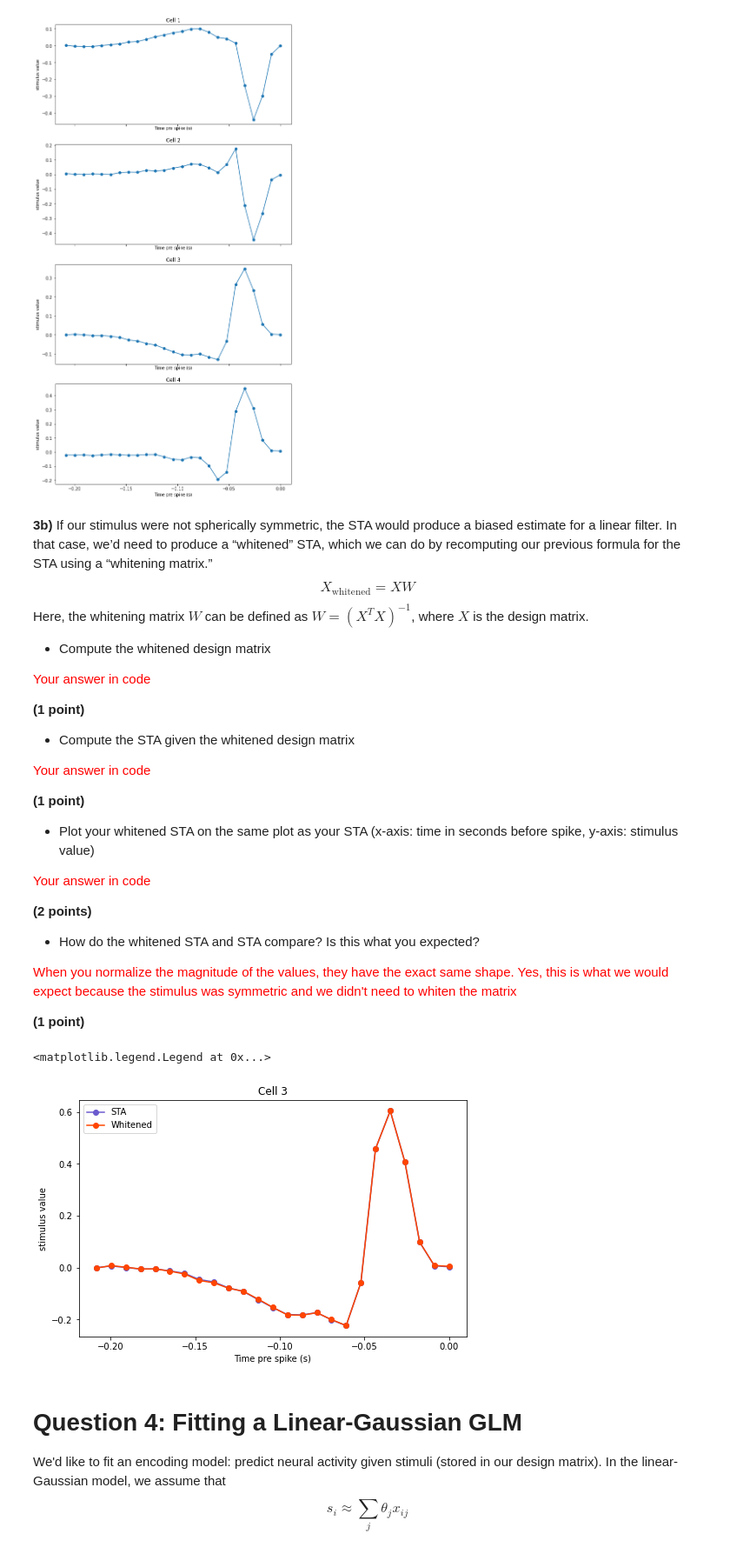
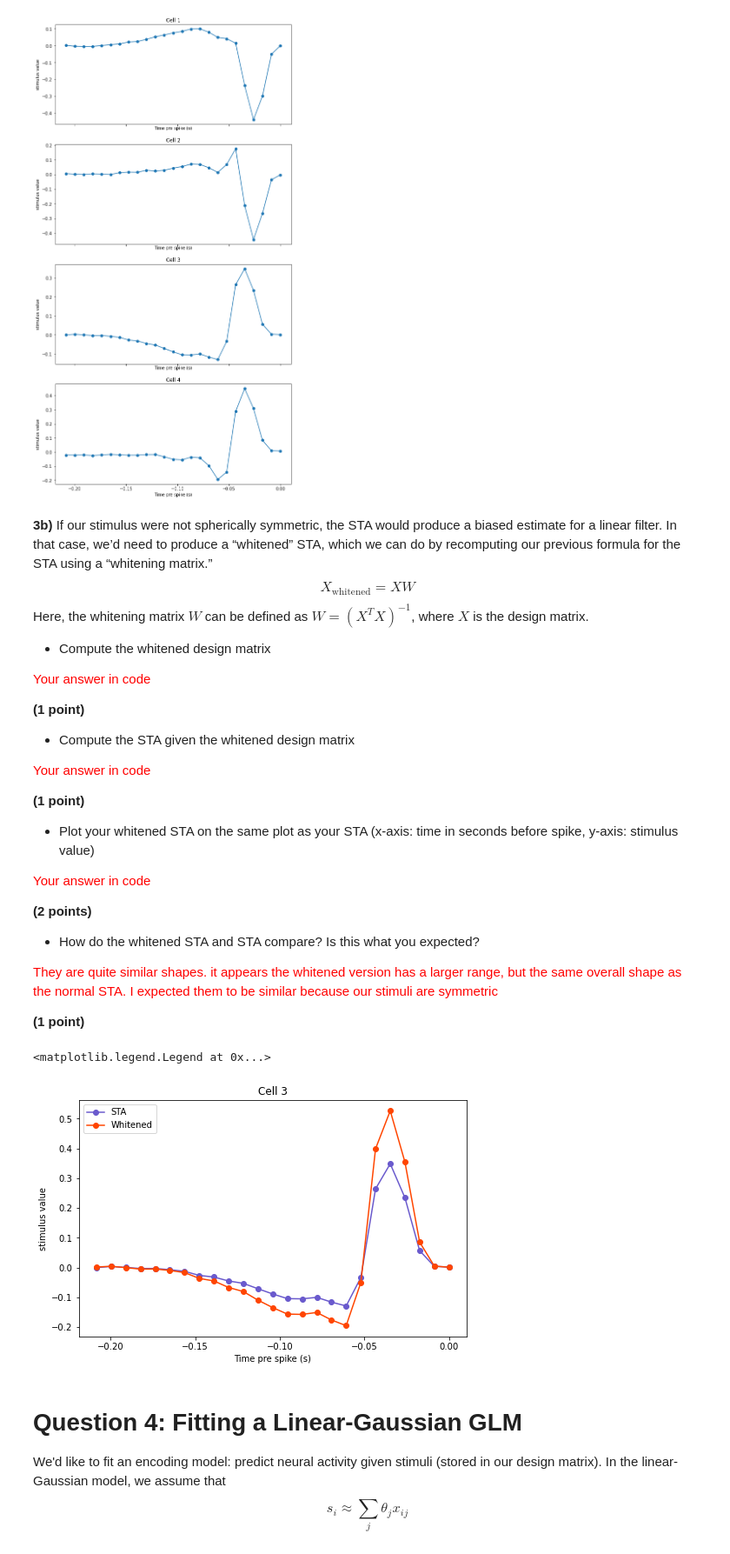
Before and after one commit to jess-breda/Neu537, a Jupyter notebook: neu537hw3/Questions_HW3_NEU437_537_GeneralizedLinearModels.ipynb, the cells around one changed output. Shown: that part at 87% size. Cells and saved outputs as stored; diff of their text form; code cells hidden in the pictures.

```diff
--- a/neu537hw3/Questions_HW3_NEU437_537_GeneralizedLinearModels.ipynb
+++ b/neu537hw3/Questions_HW3_NEU437_537_GeneralizedLinearModels.ipynb
@@ -274,7 +280,7 @@ $$ STA = \frac { 1} { n_{sp}} X^T y $$
 **(1 point)**
 # %%
 
-def compute_sta(cellnum, X_whitened=None, SpTimes=SpTimes, Stim=Stim, dtStim=dtStim, block_size=25):
+def compute_sta(cellnum, whitened=False, bias=False, SpTimes=SpTimes, Stim=Stim, dtStim=dtStim, block_size=25):
 
     "extract cell info"
     cell_spike_times = SpTimes[:,cellnum-1][0]
@@ -286,19 +292,24 @@ def compute_sta(cellnum, X_whitened=None, SpTimes=SpTimes, Stim=Stim, dtStim=dtS
     n_bins = len(bin_edges) - 1
 
     "make design matrix"
-    if X_whitened is None:
-        padded_Stim = np.hstack((np.zeros((block_size-1)), Stim.flatten()))
-        Xdesign = np.zeros((n_bins, block_size))
 
-        for ibin in range(n_bins):
+    padded_Stim = np.hstack((np.zeros((block_size-1)), Stim.flatten()))
+    Xdesign = np.zeros((n_bins, block_size))
+
+    for ibin in range(n_bins):
             Xdesign[ibin] = padded_Stim[ibin:ibin+block_size]
-    else:
-        Xdesign = X_whitened
 
     "compute sta"
     sta = (Xdesign.T @ binned_spikes)/num_spikes
 
-    time = np.linspace(-block_size * dtStim,0, block_size)
+    if whitened is True:
+        sta = np.linalg.inv(Xdesign.T @ Xdesign) @ sta * num_spikes
+
+    if bias is True:
+        Xdesign_bias = np.hstack((np.ones((n_bins,1)), Xdesign))
+        sta = np.linalg.inv(Xdesign_bias.T @ Xdesign_bias) @ (Xdesign_bias.T @ binned_spikes)
+
+    time = np.linspace(-Xdesign.shape[1] * dtStim,0, Xdesign.shape[1])
 
     return sta, time
 
@@ -350,38 +361,24 @@ Here, the whitening matrix $W$ can be defined as $W= (X^{T} X)^{-1}$, where $X$
 
 * How do the whitened STA and STA compare? Is this what you expected?
 
-<font color="red"> When you normalize the magnitude of the values, they have the exact same shape. Yes, this is what we would expect because the stimulus was symmetric and we didn't need to whiten the matrix </font>
+<font color="red"> They are quite similar shapes. it appears the whitened version has a larger range, but the same overall shape as the normal STA. I expected them to be similar because our stimuli are symmetric</font>
 
 **(1 point)**
 # %%
-
-"Compute X"
-block_size = 25
-padded_Stim = np.hstack((np.zeros((block_size-1)), Stim.flatten())) # add 24 zeros to begining
-X = np.zeros((n_bins, block_size))
-
-for ibin in range(n_bins):
-    X[ibin] = padded_Stim[ibin:ibin+block_size]
-
-
-"Whiten"
-W = (X.T @ X).T
-X_whitened = X @ W
-
 "Compute STA"
-wsta, _ = compute_sta(3, X_whitened=X_whitened)
 sta, time = compute_sta(3)
+wsta, _ = compute_sta(3, whitened=True)
 
 "Visualize"
-from numpy.linalg import norm
 fig,ax = plt.subplots(figsize=[8,5])
-ax.plot(time,sta/norm(sta), marker = "o", color = 'slateblue', label = 'STA')
-ax.plot(time, wsta/norm(wsta), marker = "o", color = 'orangered', label = 'Whitened')
+ax.plot(time,sta, marker = "o", color = 'slateblue', label = 'STA')
+ax.plot(time, wsta, marker = "o", color = 'orangered', label = 'Whitened')
+
 ax.set(xlabel = "Time pre spike (s)", ylabel="stimulus value", title="Cell 3")
 plt.legend()
 # %% [output]
 <matplotlib.legend.Legend at 0x...>
-[figure, old version]
+[figure, new version]
 # %% [markdown]
 # Question 4: Fitting a Linear-Gaussian GLM
 
```
Also changed, not shown: parts of 16 cells of this notebook.
